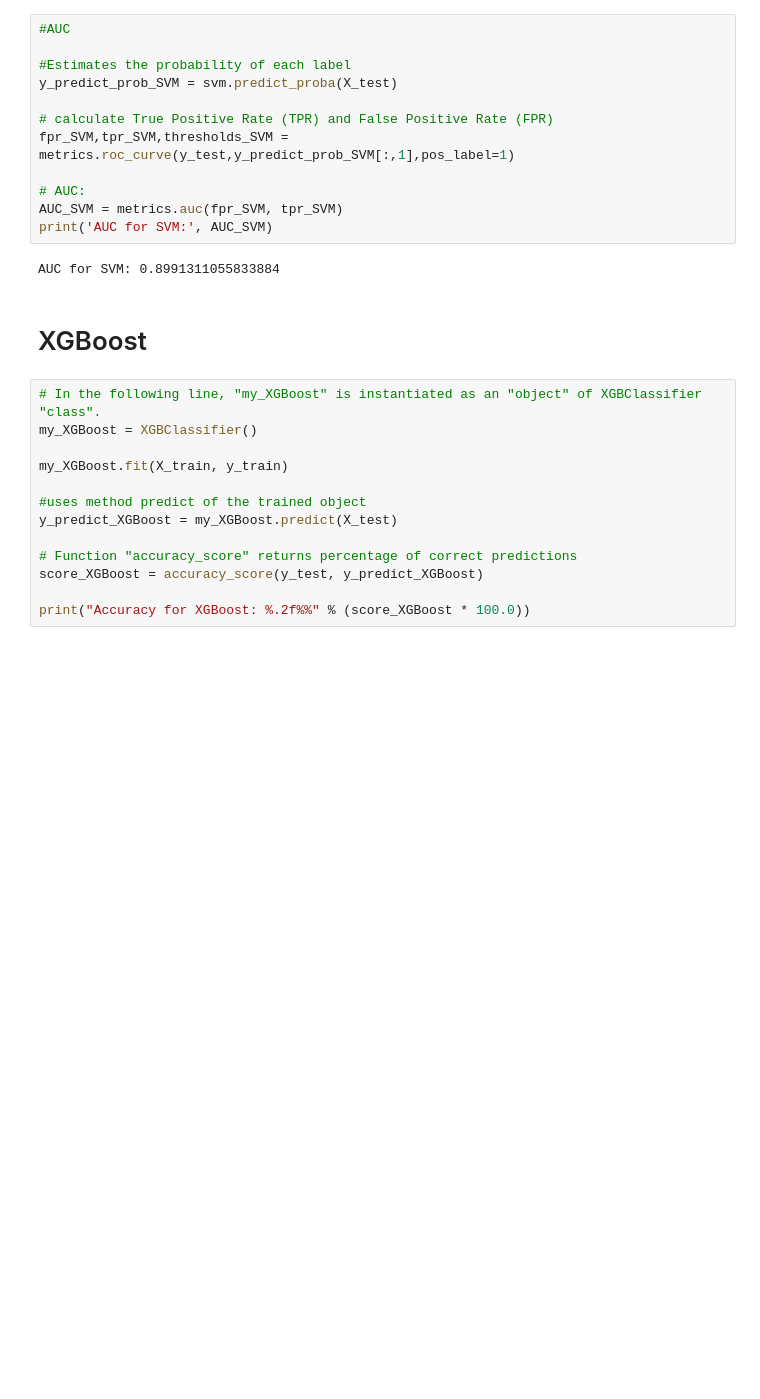
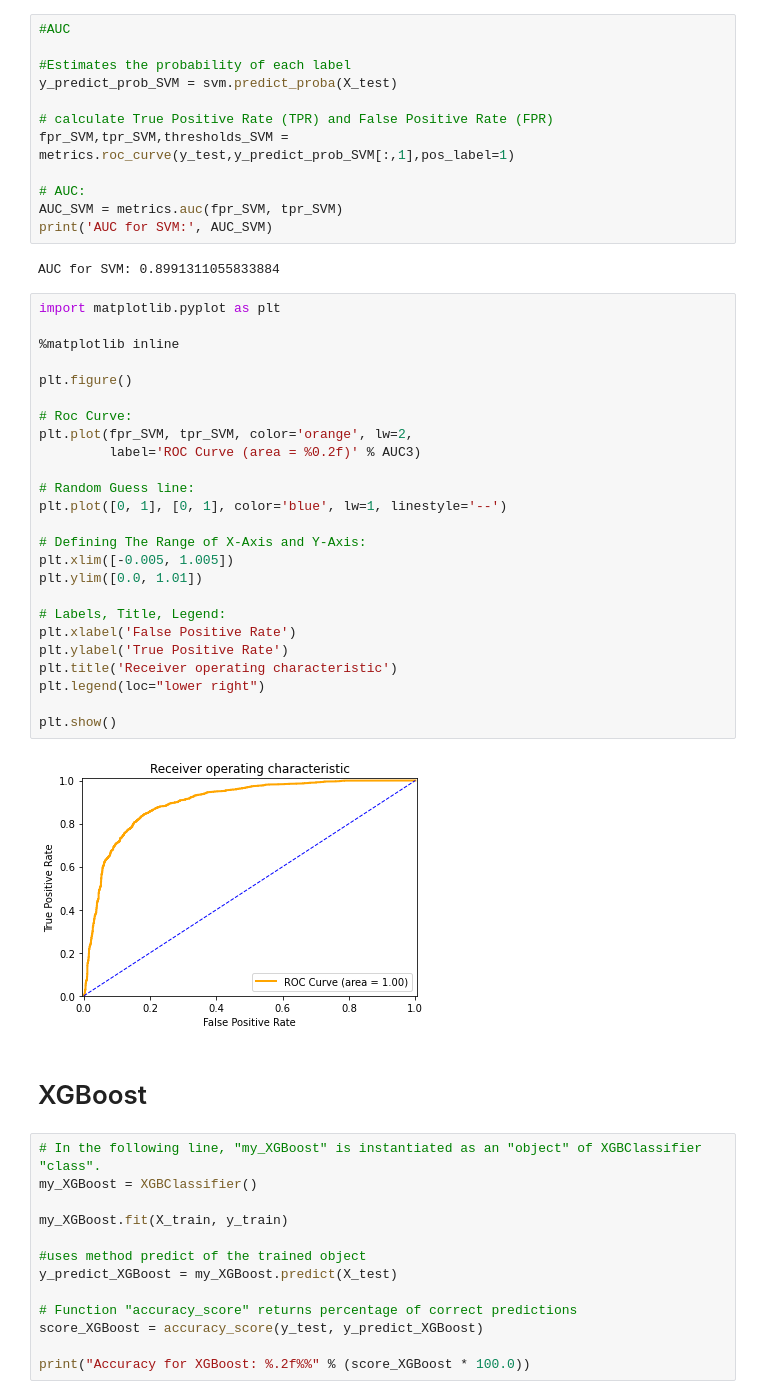
Before and after one commit to edwardramirez/company-bankruptcy-prediction, a Jupyter notebook: Company-bankruptcy-Prediction/company-bankruptcy-prediction.ipynb, the cells around one changed output. Saved outputs shown, nothing was run; the diff lists cells and outputs as text; blank space fills up the shorter version.

```diff
--- a/Company-bankruptcy-Prediction/company-bankruptcy-prediction.ipynb
+++ b/Company-bankruptcy-Prediction/company-bankruptcy-prediction.ipynb
@@ -460,6 +460,33 @@ AUC_SVM = metrics.auc(fpr_SVM, tpr_SVM)
 print('AUC for SVM:', AUC_SVM)
 # %% [output]
 AUC for SVM: 0.8991311055833884
+# %%
+import matplotlib.pyplot as plt
+
+%matplotlib inline
+
+plt.figure()
+
+# Roc Curve:
+plt.plot(fpr_SVM, tpr_SVM, color='orange', lw=2,
+         label='ROC Curve (area = %0.2f)' % AUC3)
+
+# Random Guess line:
+plt.plot([0, 1], [0, 1], color='blue', lw=1, linestyle='--')
+
+# Defining The Range of X-Axis and Y-Axis:
+plt.xlim([-0.005, 1.005])
+plt.ylim([0.0, 1.01])
+
+# Labels, Title, Legend:
+plt.xlabel('False Positive Rate')
+plt.ylabel('True Positive Rate')
+plt.title('Receiver operating characteristic')
+plt.legend(loc="lower right")
+
+plt.show()
+# %% [output]
+[figure, added]
 # %% [markdown]
 # XGBoost
 # %%
```
Also changed, not shown: parts of 8 cells of this notebook.
